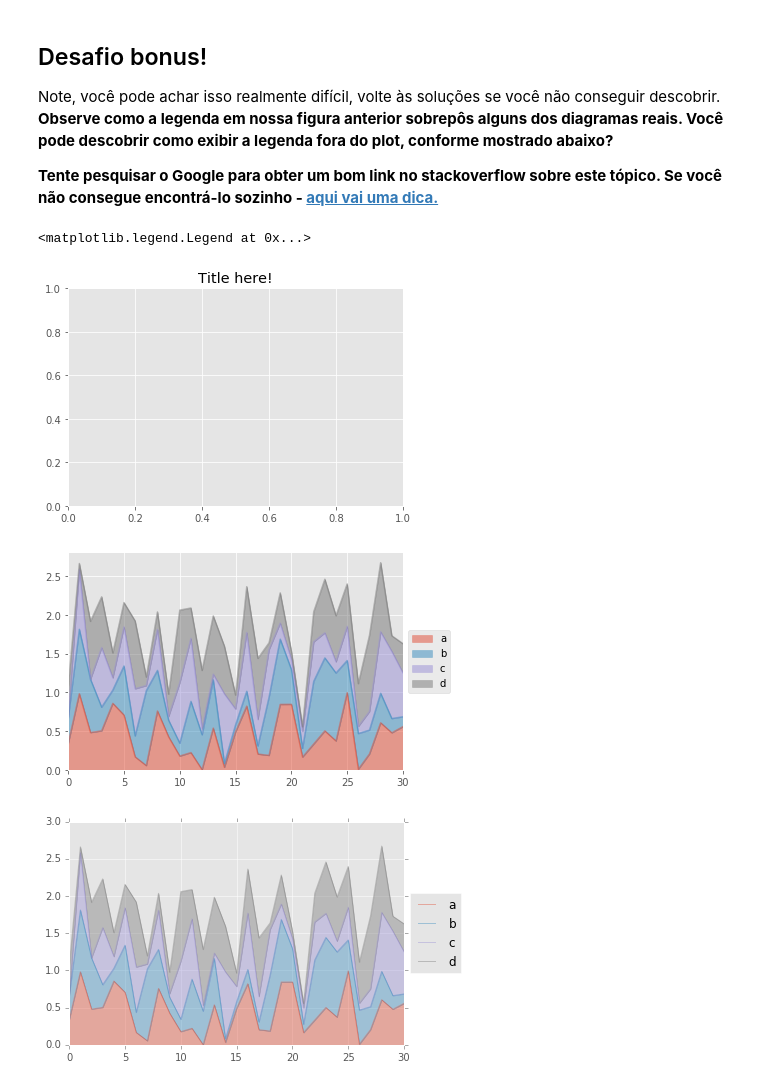
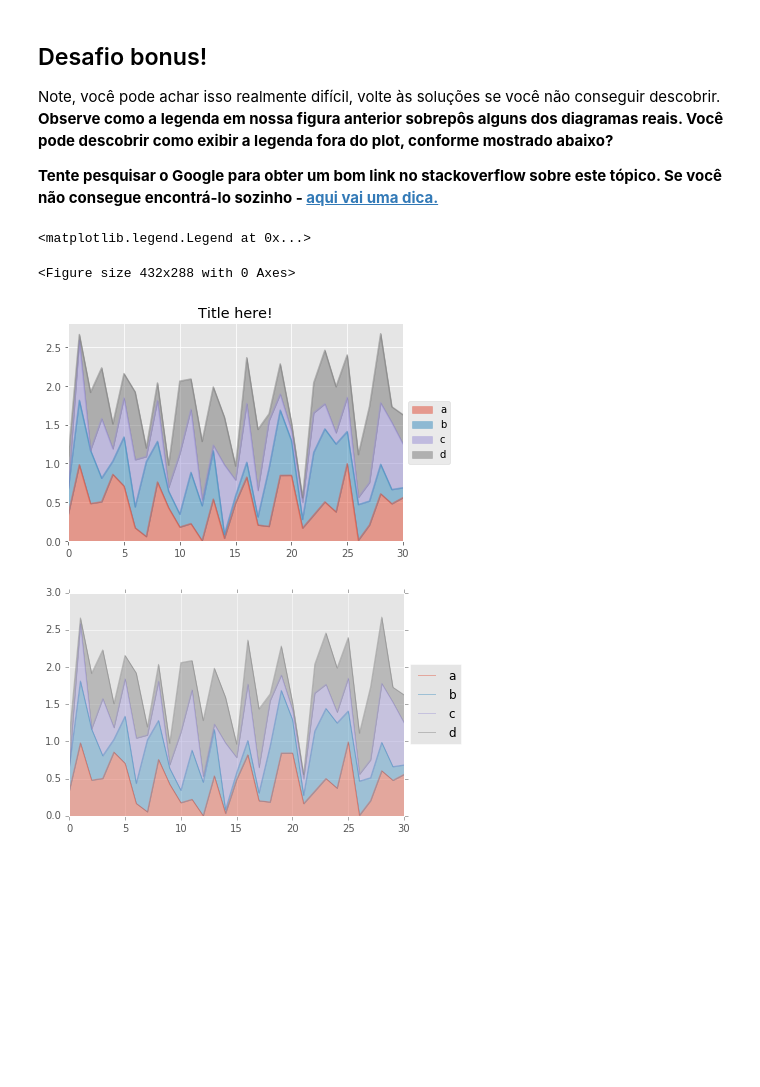
Before and after one commit to danbailo/Data-Science, a Jupyter notebook: Pandas/VIZUALIZACAO_DE_DADOS/Exercício de visualização de dados Pandas.ipynb, the cells around one changed output. Cells and saved outputs as stored; diff of their text form; code cells hidden in the pictures; blank space fills up the shorter version.

```diff
--- a/Pandas/VIZUALIZACAO_DE_DADOS/Exercício de visualização de dados Pandas.ipynb
+++ b/Pandas/VIZUALIZACAO_DE_DADOS/Exercício de visualização de dados Pandas.ipynb
@@ -116,14 +116,13 @@ Note, você pode achar isso realmente difícil, volte às soluções se você n
 **Tente pesquisar o Google para obter um bom link no stackoverflow sobre este tópico. Se você não consegue encontrá-lo sozinho - [aqui vai uma dica.](Http://stackoverflow.com/questions/23556153/how-to-put-legend-outside-the-plot-with-pandas )**
 # %%
 f = plt.figure()
+df3.iloc[:31].plot.area(alpha=0.5)
 plt.title('Title here!', color='black')
-# df3.iloc[:31].plot(kind='area', ax=f.gca(), alpha=0.5)
-df3.iloc[:31].plot.area(ax=f.gca(), alpha=0.5)
 plt.legend(loc='center left', bbox_to_anchor=(1.0, 0.5))
 # %% [output]
 <matplotlib.legend.Legend at 0x...>
+<Figure size 432x288 with 0 Axes>
-[figure, old version]
+[figure, new version]
-[figure, removed]
 # %%
 # %% [output]
 [figure]
```
